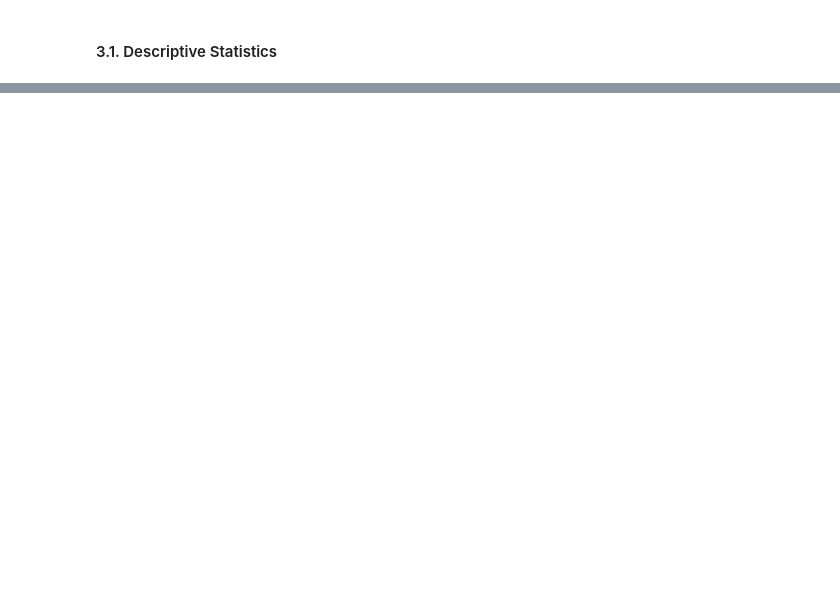
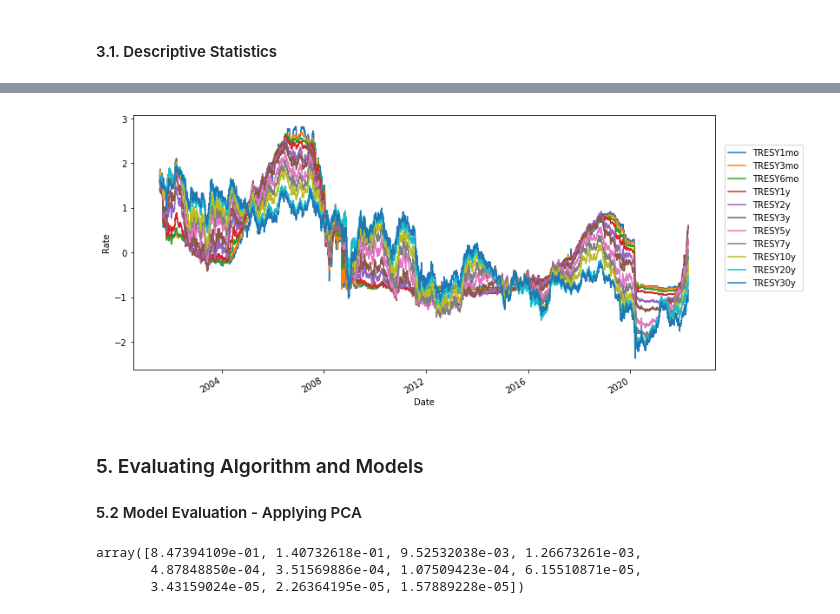
Before and after one commit to dkomlen/finance-ml, a Jupyter notebook: yield_curve_construction.ipynb, the cells around one changed output, grey strips where cells are left out. Saved outputs shown, nothing was run; the diff lists cells and outputs as text; code cells hidden in the pictures; blank space fills up the shorter version.

```diff
--- a/yield_curve_construction.ipynb
+++ b/yield_curve_construction.ipynb
@@ -103,0 +149,3 @@ dataset.tail(5)
+# %%
+dataset = dataset.fillna(method='ffill')
+dataset = dataset.dropna(axis=0)
@@ -103,0 +177,5 @@ dataset.tail(5)
+# %%
+from matplotlib import scale
+scaler = StandardScaler().fit(dataset)
+scaler.fit_transform(dataset)
+rescaledDataset = pd.DataFrame(scaler.fit_transform(dataset), columns=dataset.columns, index=dataset.index)
@@ -103,0 +220,11 @@ dataset.tail(5)
+# %%
+rescaledDataset.plot(figsize=(12,6))
+plt.ylabel('Rate')
+plt.legend(loc=2, bbox_to_anchor=(1.01, 0.9),)
+plt.show()
+# %% [output]
+[figure, added]
+# %% [markdown]
+### 5. Evaluating Algorithm and Models
+
+#### 5.2 Model Evaluation - Applying PCA
@@ -103,0 +235,6 @@ dataset.tail(5)
+# %%
+pca.explained_variance_ratio_
+# %% [output]
+array([8.47394109e-01, 1.40732618e-01, 9.52532038e-03, 1.26673261e-03,
+       4.87848850e-04, 3.51569886e-04, 1.07509423e-04, 6.15510871e-05,
+       3.43159024e-05, 2.26364195e-05, 1.57889228e-05])
```
Also changed, not shown: parts of 34 cells of this notebook.
